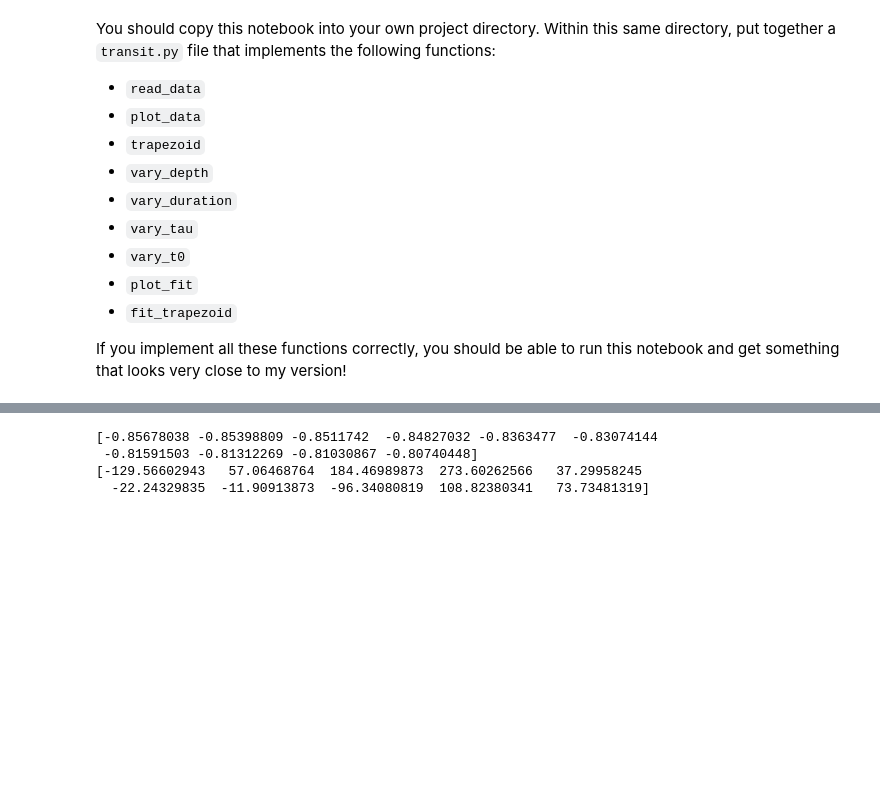
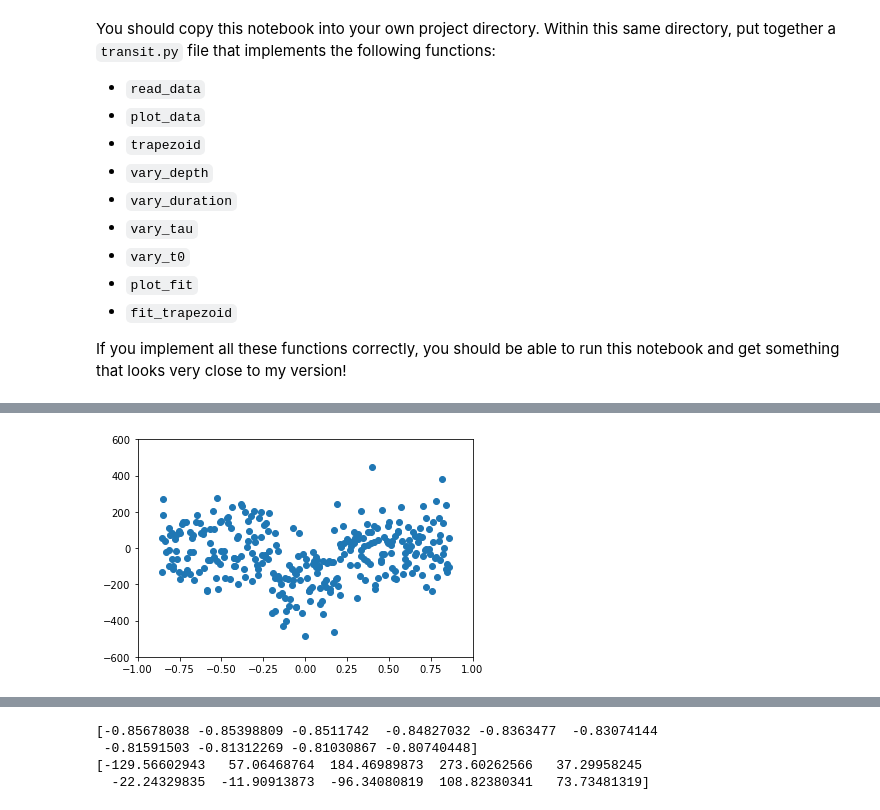
Before and after one commit to tlmakinen/group-project, a Jupyter notebook: transit.ipynb, the cells around one changed output, grey strips where cells are left out. Cells and saved outputs as stored; diff of their text form; code cells hidden in the pictures; blank space fills up the shorter version.

```diff
--- a/transit.ipynb
+++ b/transit.ipynb
@@ -14,0 +41,20 @@ If you implement all these functions correctly, you should be able to run this n
+# %%
+def read_data(objnum):
+    fname = 'data/%s.txt' %objnum
+
+    data = np.loadtxt(fname)
+    time,flux = data[:,0], data[:,1]
+    return time,flux
+
+
+t,f = read_data(7016.01);
+# %%
+def  plot_data(objnum):
+    t,f = read_data(objnum)
+    plt.plot(t,f, "o")
+    plt.axis([-1, 1, -600, 600])
+    plt.show()
+
+plot_data(7016.01)
+# %% [output]
+[figure, added]
```
Also changed, not shown: parts of 5 cells of this notebook.
